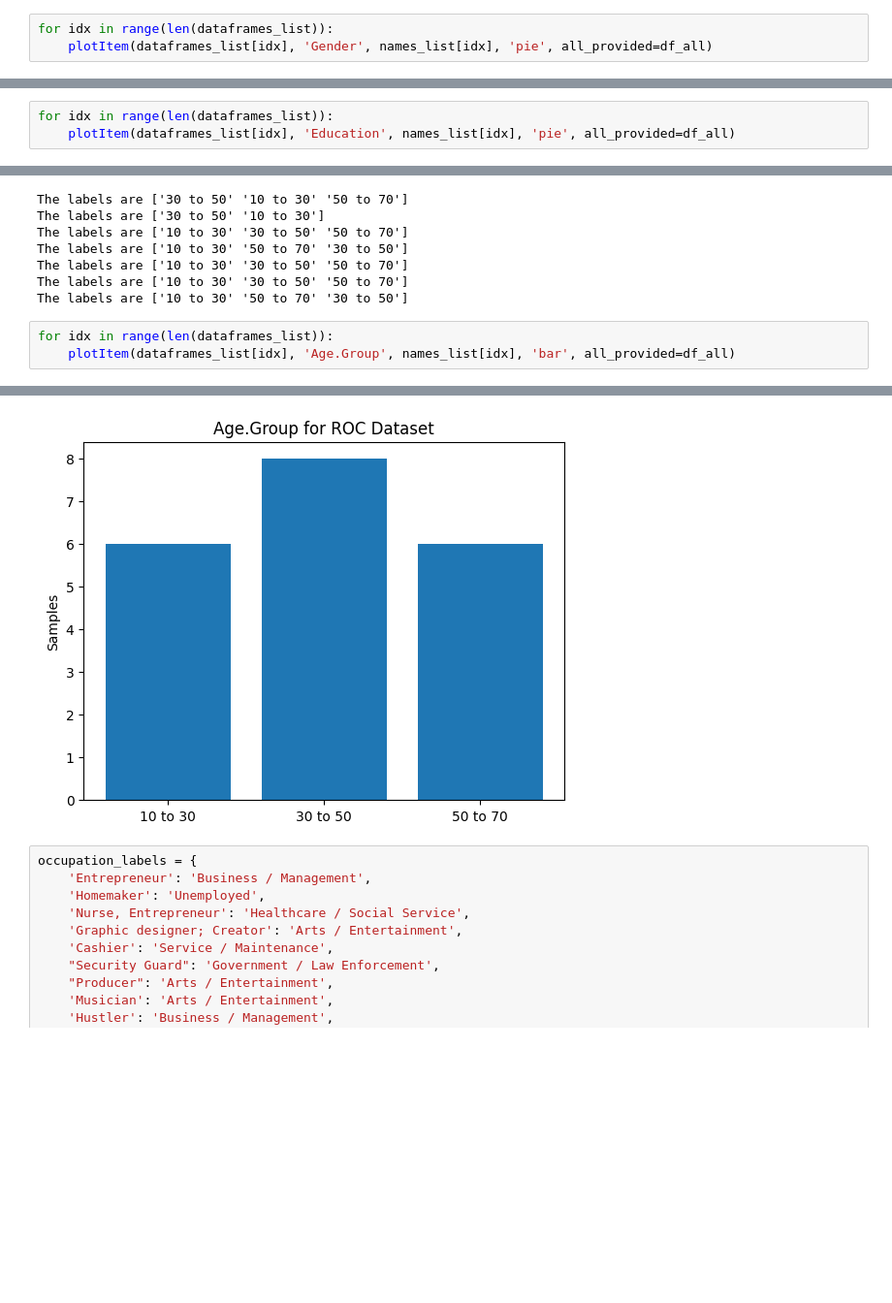
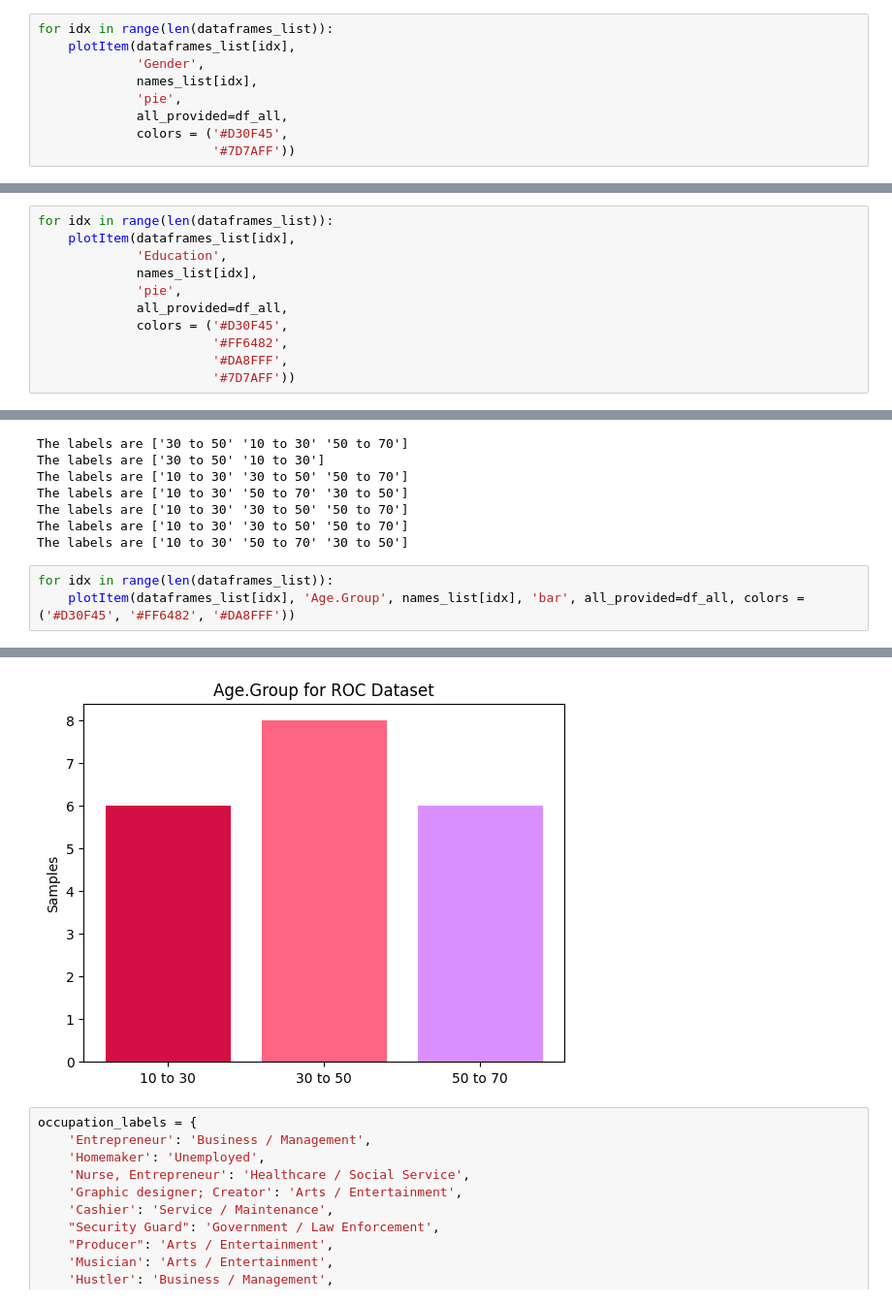
Before and after one commit to NACME-AIML-2024/final-project-dialect-dynamics, a Jupyter notebook: notebooks/aaveDemographic-eda.ipynb, the cells around one changed output, grey strips where cells are left out. Shown at 97% size. Saved outputs shown, nothing was run; the diff lists cells and outputs as text; blank space fills up the shorter version.

Commit message:
Code optimizations and data visualization improvements

```diff
--- a/notebooks/aaveDemographic-eda.ipynb
+++ b/notebooks/aaveDemographic-eda.ipynb
@@ -57,5 +58,11 @@ dataframes_list = [df_all, df_ATL, df_DCA, df_DCB, df_DTA, df_PRV, df_ROC]
 names_list = ['All', 'ATL', 'DCA', 'DCB', 'DTA', 'PRV', 'ROC']
 # %%
 for idx in range(len(dataframes_list)):
-    plotItem(dataframes_list[idx], 'Gender', names_list[idx], 'pie', all_provided=df_all)
+    plotItem(dataframes_list[idx],
+             'Gender',
+             names_list[idx],
+             'pie',
+             all_provided=df_all,
+             colors = ('#D30F45',
+                       '#7D7AFF'))
 # %% [output]
@@ -172,5 +179,13 @@ The labels are ['Some College' 'Some High School' 'College Graduate']
 The labels are ['Some College' 'College Graduate' 'Some High School']
 # %%
 for idx in range(len(dataframes_list)):
-    plotItem(dataframes_list[idx], 'Education', names_list[idx], 'pie', all_provided=df_all)
+    plotItem(dataframes_list[idx],
+             'Education',
+             names_list[idx],
+             'pie',
+             all_provided=df_all,
+             colors = ('#D30F45',
+                       '#FF6482',
+                       '#DA8FFF',
+                       '#7D7AFF'))
 # %% [output]
@@ -200,5 +215,5 @@ The labels are ['10 to 30' '30 to 50' '50 to 70']
 The labels are ['10 to 30' '50 to 70' '30 to 50']
 # %%
 for idx in range(len(dataframes_list)):
-    plotItem(dataframes_list[idx], 'Age.Group', names_list[idx], 'bar', all_provided=df_all)
+    plotItem(dataframes_list[idx], 'Age.Group', names_list[idx], 'bar', all_provided=df_all, colors = ('#D30F45', '#FF6482', '#DA8FFF'))
 # %% [output]
@@ -211,4 +226,4 @@ for idx in range(len(dataframes_list)):
-[figure, old version]
+[figure, new version]
 # %%
 occupation_labels = {
     'Entrepreneur': 'Business / Management',
```
Also changed, not shown: parts of 16 cells of this notebook, 1 other file.
